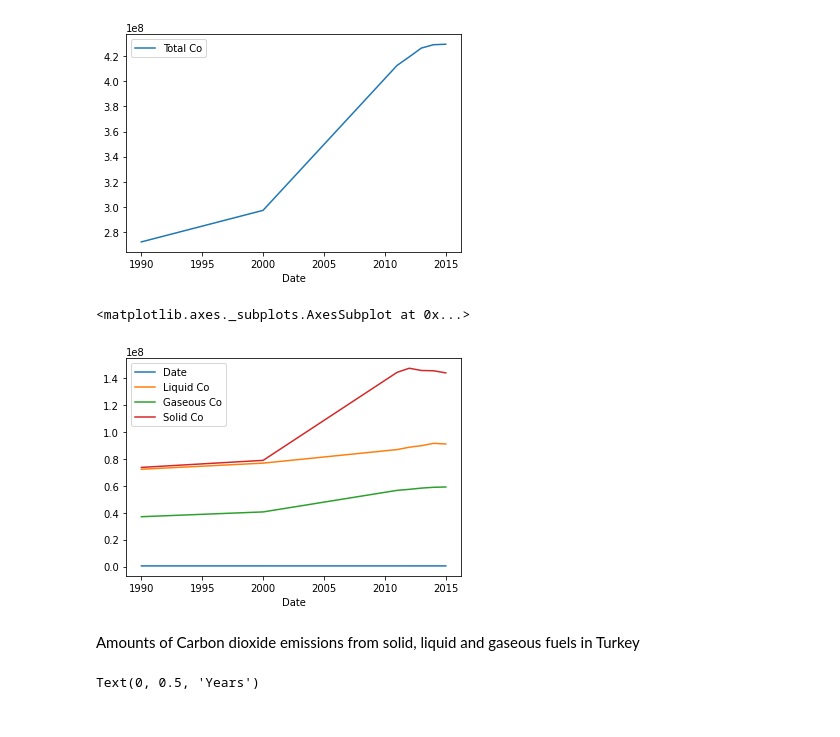
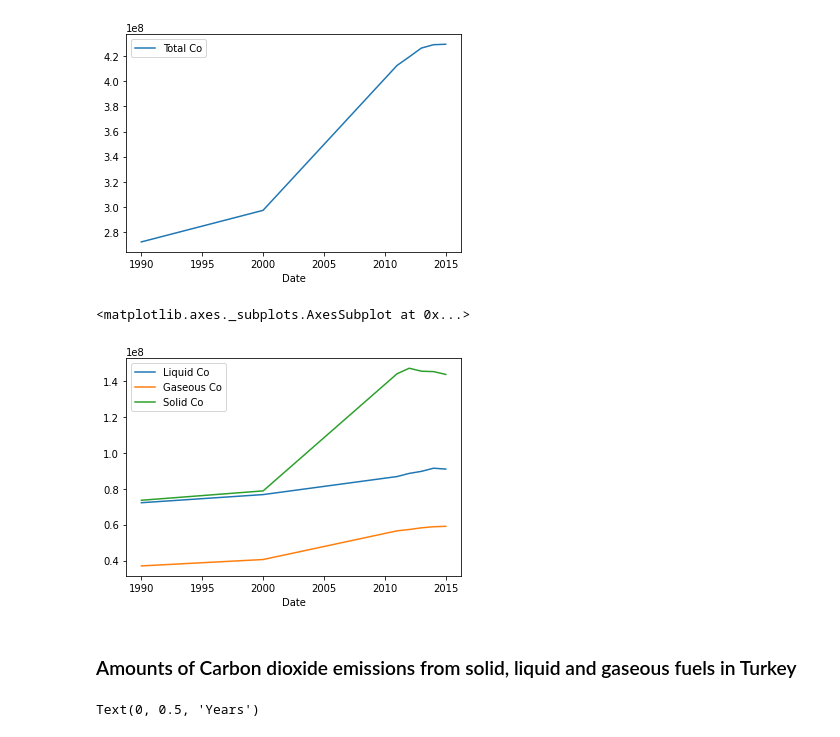
Before and after one commit to busranur-sr/ClimateChange, a Jupyter notebook: Co2Emission.ipynb, the cells around one changed output. Drawn from its saved outputs; the diff is of its cells as text; code cells hidden in the pictures.

```diff
--- a/Co2Emission.ipynb
+++ b/Co2Emission.ipynb
@@ -15,6 +15,7 @@ df=df.rename(columns={"CO2 emissions from liquid fuel consumption (kt)": "Liquid
                       "Total greenhouse gas emissions (kt of CO2 equivalent)":"Total Co"})
 df=df.astype({'Liquid Co':'float64','Gaseous Co':'float64','Solid Co':'float64','Date':'int16'
 ,'Total Co':'float64'}) # data type object-> float. Üzerinde işlem yapabilmek için
+df=df[df['Date']<2016] # Rest of years's data is empty
 # %%
 df.head(5)
 # %% [output]
@@ -32,11 +33,11 @@ df_ToCo[df_ToCo['Date']<2016].groupby('Date').sum().plot()
 [figure]
 # %%
 df_Co = df[['Date','Country Name','Liquid Co','Gaseous Co','Solid Co']]
-df_Co[df_Co['Date']<2016].groupby(df_Co['Date']).sum().plot() # Toplam yayılım mı mantıklı yoksa ortalama mı
+df_Co.groupby(df_Co['Date']).sum().plot() # Toplam yayılım mı mantıklı yoksa ortalama mı
 #Because of the dataset, after 2017 all values Nan. So We plot before this year.
 # %% [output]
 <matplotlib.axes._subplots.AxesSubplot at 0x...>
-[figure, old version]
+[figure, new version]
 # %% [markdown]
-Amounts of Carbon dioxide emissions from solid, liquid and gaseous fuels in Turkey
+### Amounts of Carbon dioxide emissions from solid, liquid and gaseous fuels in Turkey
 # %%
```
Also changed, not shown: parts of 2 cells of this notebook.
